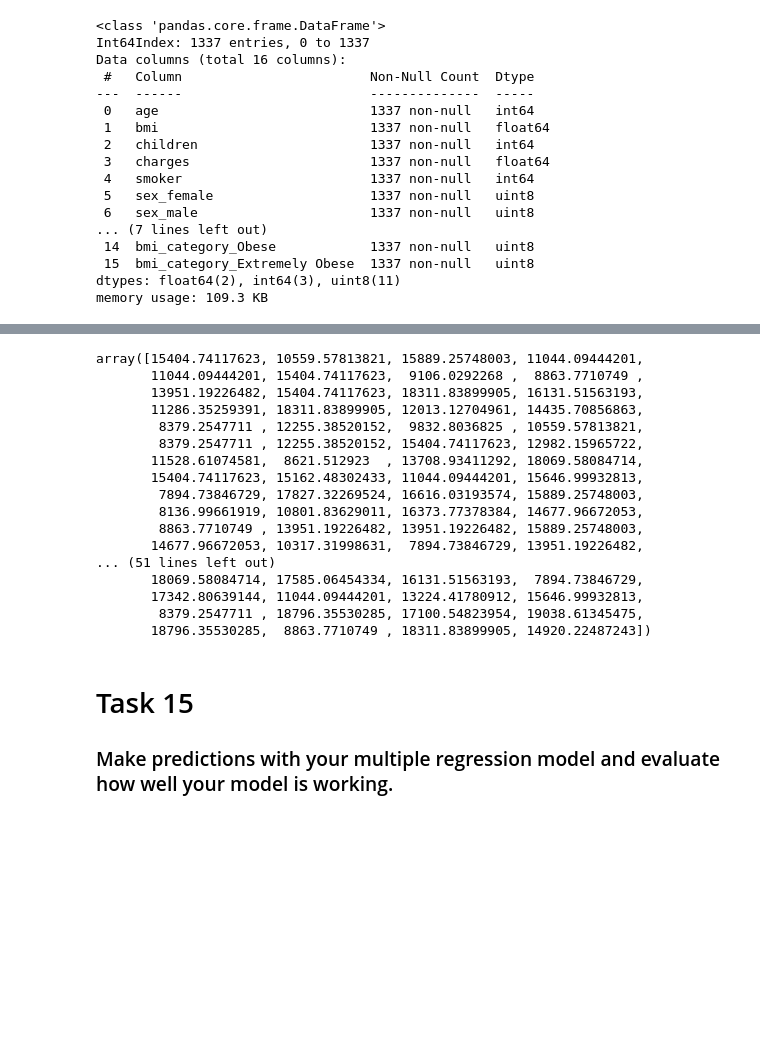
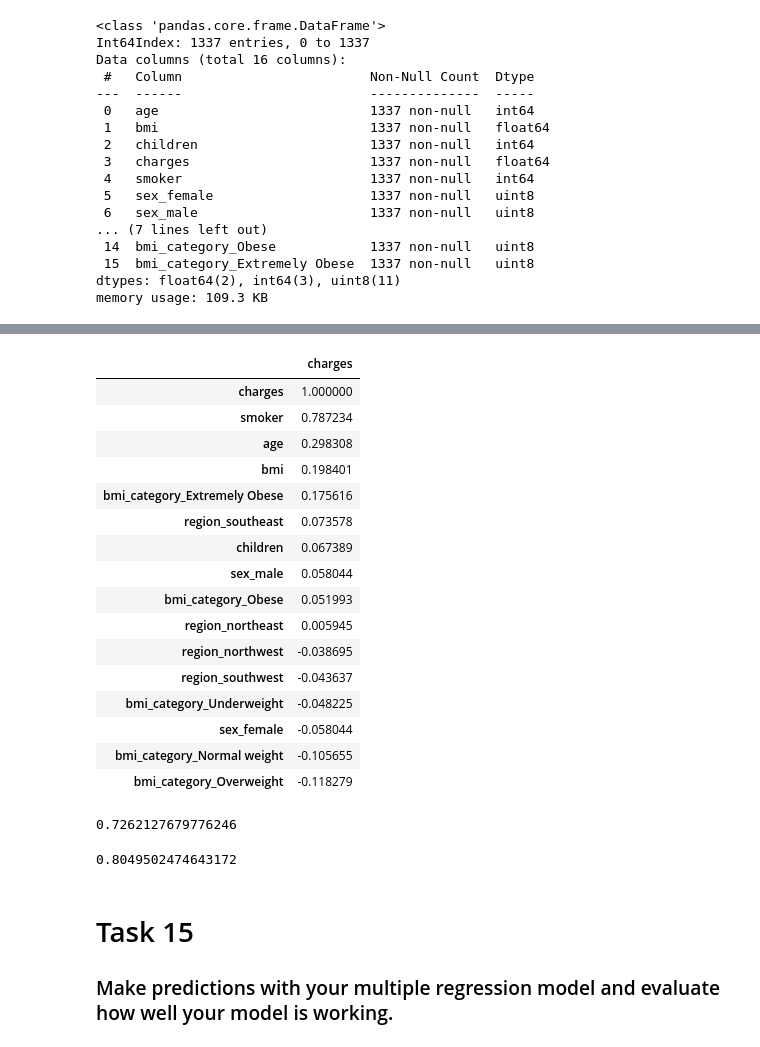
Before and after one commit to TJ-Mothokho/DataAnaylsis_Practical-Assessments, a Jupyter notebook: Medical_Costs_Case_Study-Practical_Assessment/MedicalCost_Practical_Assessment.ipynb, the cells around one changed output, grey strips where cells are left out. Cells and saved outputs as stored; diff of their text form; code cells hidden in the pictures; blank space fills up the shorter version.

```diff
--- a/Medical_Costs_Case_Study-Practical_Assessment/MedicalCost_Practical_Assessment.ipynb
+++ b/Medical_Costs_Case_Study-Practical_Assessment/MedicalCost_Practical_Assessment.ipynb
@@ -380,32 +390,41 @@ df[['age', 'bmi', 'children']] = scaler.fit_transform(df[['age', 'bmi', 'childre
+# %%
+df_dummies.corr()[['charges']].sort_values(by='charges', ascending=False)
+# %% [output]
+|  | charges |
+| charges | 1.000000 |
+| smoker | 0.787234 |
+| age | 0.298308 |
+| bmi | 0.198401 |
+| bmi_category_Extremely Obese | 0.175616 |
+| region_southeast | 0.073578 |
+| children | 0.067389 |
+| sex_male | 0.058044 |
+| bmi_category_Obese | 0.051993 |
+| region_northeast | 0.005945 |
+| region_northwest | -0.038695 |
+| region_southwest | -0.043637 |
+| bmi_category_Underweight | -0.048225 |
+| sex_female | -0.058044 |
+| bmi_category_Normal weight | -0.105655 |
+| bmi_category_Overweight | -0.118279 |
 # %%
 # Split the data
-X_train, X_test, y_train, y_test = train_test_split(X, y, test_size=0.2, random_state=42)
+insuranceTrain, insuranceTest = train_test_split(df_dummies, test_size=0.2, random_state=42)
 
 # Create and train the model
 model = LinearRegression()
-model.fit(X_train, y_train)
 
-# Make predictions
-y_predicted = model.predict(X_test)
-y_predicted
+xCols=['smoker', 'age', 'bmi']
+
+model.fit(insuranceTrain[xCols], insuranceTrain['charges'])
+
+model.score(insuranceTrain[xCols], insuranceTrain['charges'])
 # %% [output]
-array([15404.74117623, 10559.57813821, 15889.25748003, 11044.09444201,
-       11044.09444201, 15404.74117623,  9106.0292268 ,  8863.7710749 ,
-       13951.19226482, 15404.74117623, 18311.83899905, 16131.51563193,
-       11286.35259391, 18311.83899905, 12013.12704961, 14435.70856863,
-        8379.2547711 , 12255.38520152,  9832.8036825 , 10559.57813821,
-        8379.2547711 , 12255.38520152, 15404.74117623, 12982.15965722,
-       11528.61074581,  8621.512923  , 13708.93411292, 18069.58084714,
-       15404.74117623, 15162.48302433, 11044.09444201, 15646.99932813,
-        7894.73846729, 17827.32269524, 16616.03193574, 15889.25748003,
-        8136.99661919, 10801.83629011, 16373.77378384, 14677.96672053,
-        8863.7710749 , 13951.19226482, 13951.19226482, 15889.25748003,
-       14677.96672053, 10317.31998631,  7894.73846729, 13951.19226482,
-... (51 lines left out)
-       18069.58084714, 17585.06454334, 16131.51563193,  7894.73846729,
-       17342.80639144, 11044.09444201, 13224.41780912, 15646.99932813,
-        8379.2547711 , 18796.35530285, 17100.54823954, 19038.61345475,
-       18796.35530285,  8863.7710749 , 18311.83899905, 14920.22487243])
+0.7262127679776246
+# %%
+model.score(insuranceTest[xCols], insuranceTest['charges'])
+# %% [output]
+0.8049502474643172
 # %% [markdown]
 # Task 15
 ### Make predictions with your multiple regression model and evaluate how well your model is working.
```
Also changed, not shown: parts of 2 cells of this notebook.
